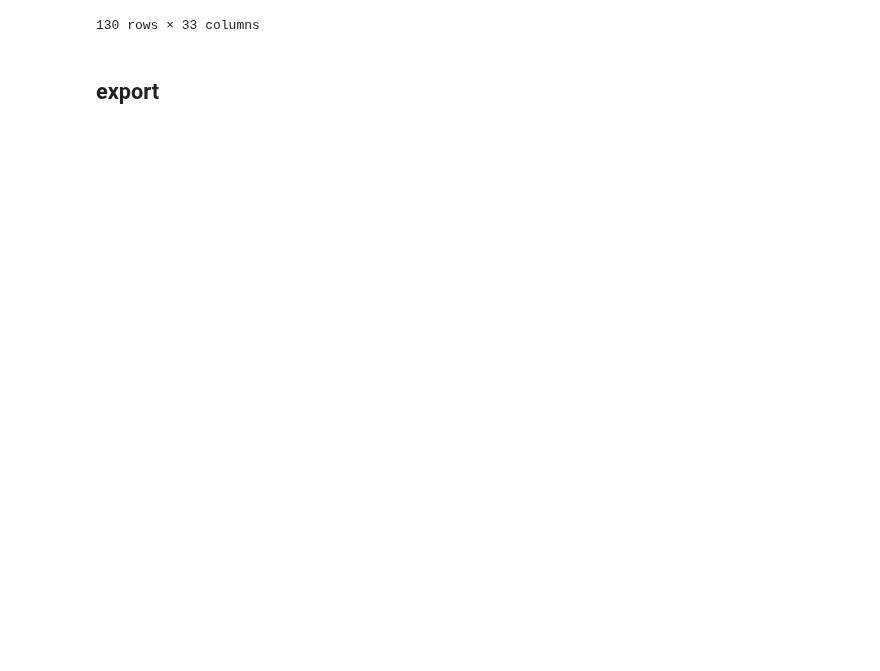
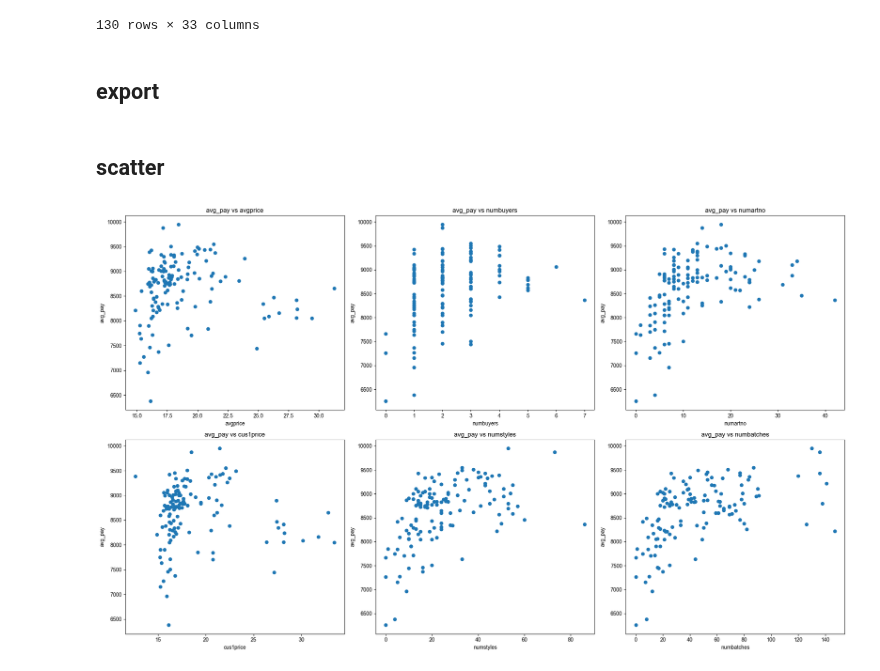
Before and after one commit to xolyn/labor_audit, a Jupyter notebook: LingyuZhou/FA24/shoeData/analysis.ipynb, the cells around one changed output. Saved outputs shown, nothing was run; the diff lists cells and outputs as text; code cells hidden in the pictures; blank space fills up the shorter version.

```diff
--- a/LingyuZhou/FA24/shoeData/analysis.ipynb
+++ b/LingyuZhou/FA24/shoeData/analysis.ipynb
@@ -124,3 +143,21 @@ wages
 ## export
 # %%
 wages.to_csv('wages_final.csv',index=0)
+# %% [markdown]
+## scatter
+# %%
+fig, axs = plt.subplots(2,3, figsize=(20, 12))
+variables = ["avgprice", "cus1price", "numbuyers", "numstyles", "numartno", "numbatches"]
+for i, var in enumerate(variables):
+    ax = axs[i % 2,i // 2]
+    df_plot = wages[[var, 'avg_pay']].dropna()
+    ax.scatter(df_plot[var], df_plot['avg_pay'])
+    ax.set_title(f'avg_pay vs {var}')
+    ax.set_xlabel(var)
+    ax.set_ylabel('avg_pay')
+
+fig.tight_layout()
+
+plt.show()
+# %% [output]
+[figure, added]
```
Also changed, not shown: parts of 8 cells of this notebook, 5 other files.
